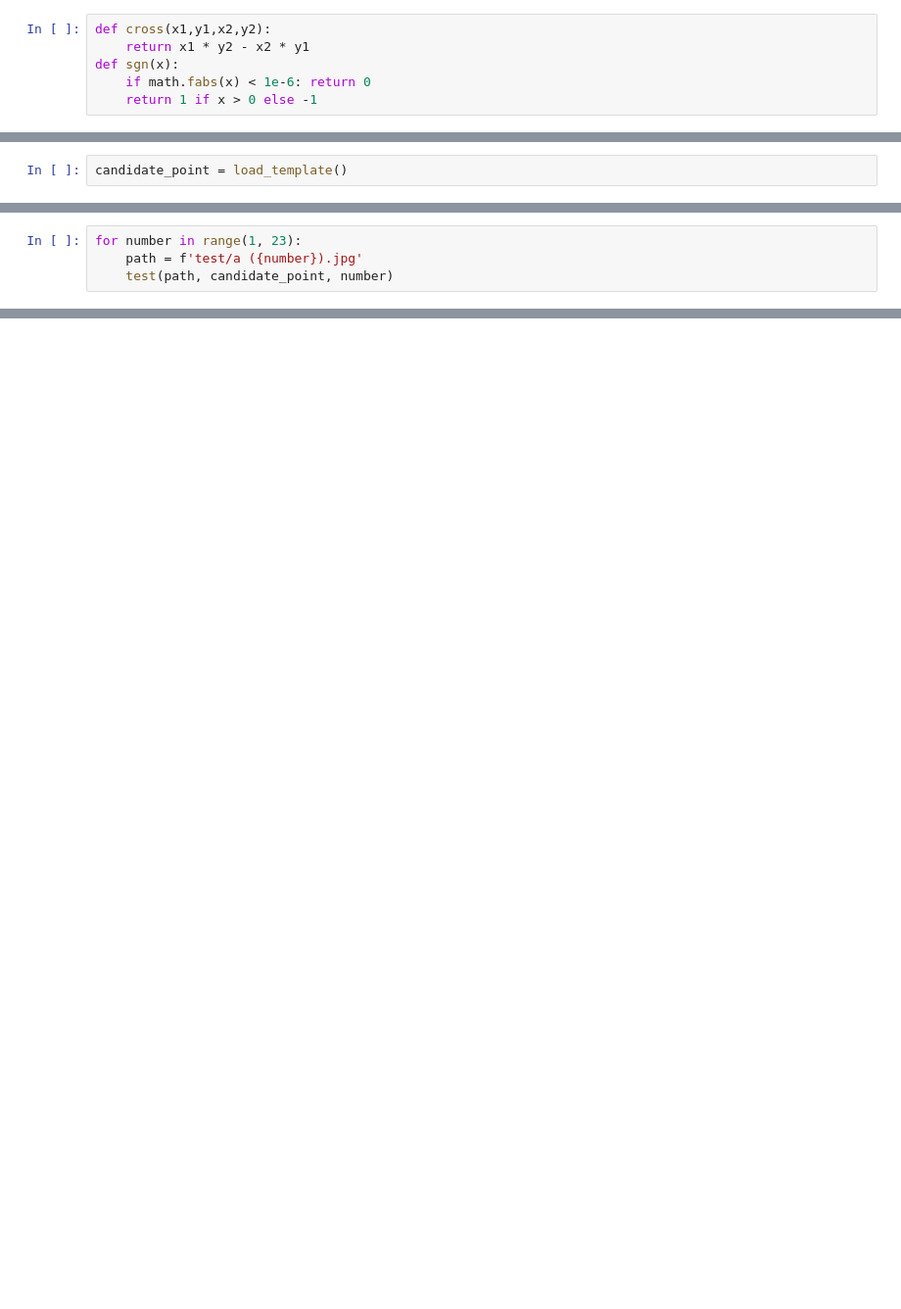
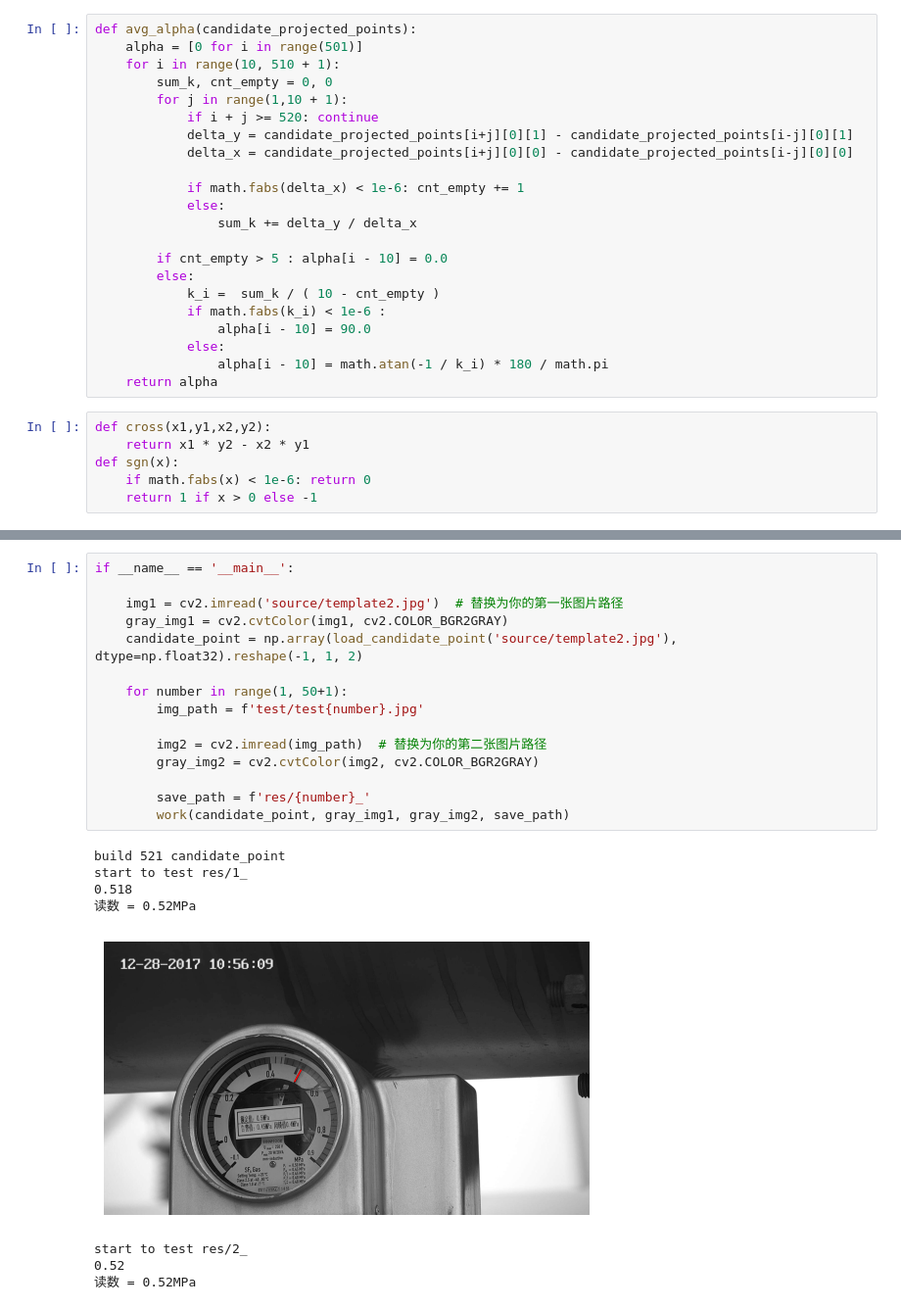
Before and after one commit to aoiJays/SIFT4Clock, a Jupyter notebook: test4.ipynb, the cells around one changed output, grey strips where cells are left out. Shown at 98% size. Drawn from its saved outputs; the diff is of its cells as text; blank space fills up the shorter version.

Commit message:
Updated: Template

```diff
--- a/test4.ipynb
+++ b/test4.ipynb
@@ -131,3 +164,25 @@ def findH(gray_img1, gray_img2):
+# %%
+def avg_alpha(candidate_projected_points):
+    alpha = [0 for i in range(501)]
+    for i in range(10, 510 + 1):
+        sum_k, cnt_empty = 0, 0
+        for j in range(1,10 + 1):
+            if i + j >= 520: continue
+            delta_y = candidate_projected_points[i+j][0][1] - candidate_projected_points[i-j][0][1]
+            delta_x = candidate_projected_points[i+j][0][0] - candidate_projected_points[i-j][0][0]
+
+            if math.fabs(delta_x) < 1e-6: cnt_empty += 1
+            else:
+                sum_k += delta_y / delta_x
+
+        if cnt_empty > 5 : alpha[i - 10] = 0.0
+        else:
+            k_i =  sum_k / ( 10 - cnt_empty )
+            if math.fabs(k_i) < 1e-6 :
+                alpha[i - 10] = 90.0
+            else:
+                alpha[i - 10] = math.atan(-1 / k_i) * 180 / math.pi
+    return alpha
 # %%
 def cross(x1,y1,x2,y2):
     return x1 * y2 - x2 * y1
@@ -251,2 +191,0 @@ def test(img_path, candidate_point, number):
-# %%
-candidate_point = load_template()
@@ -255,4 +191,0 @@ get Candidate Points 521
-# %%
-for number in range(1, 23):
-    path = f'test/a ({number}).jpg'
-    test(path, candidate_point, number)
@@ -284,0 +269,24 @@ H founded
+# %%
+if __name__ == '__main__':
+
+    img1 = cv2.imread('source/template2.jpg')  # 替换为你的第一张图片路径
+    gray_img1 = cv2.cvtColor(img1, cv2.COLOR_BGR2GRAY)
+    candidate_point = np.array(load_candidate_point('source/template2.jpg'), dtype=np.float32).reshape(-1, 1, 2)
+
+    for number in range(1, 50+1):
+        img_path = f'test/test{number}.jpg'
+
+        img2 = cv2.imread(img_path)  # 替换为你的第二张图片路径
+        gray_img2 = cv2.cvtColor(img2, cv2.COLOR_BGR2GRAY)
+
+        save_path = f'res/{number}_'
+        work(candidate_point, gray_img1, gray_img2, save_path)
+# %% [output]
+build 521 candidate_point
+start to test res/1_
+0.518
+读数 = 0.52MPa
+[figure, added]
+start to test res/2_
+0.52
+读数 = 0.52MPa
```
Also changed, not shown: parts of 8 cells of this notebook, 26 other files.
